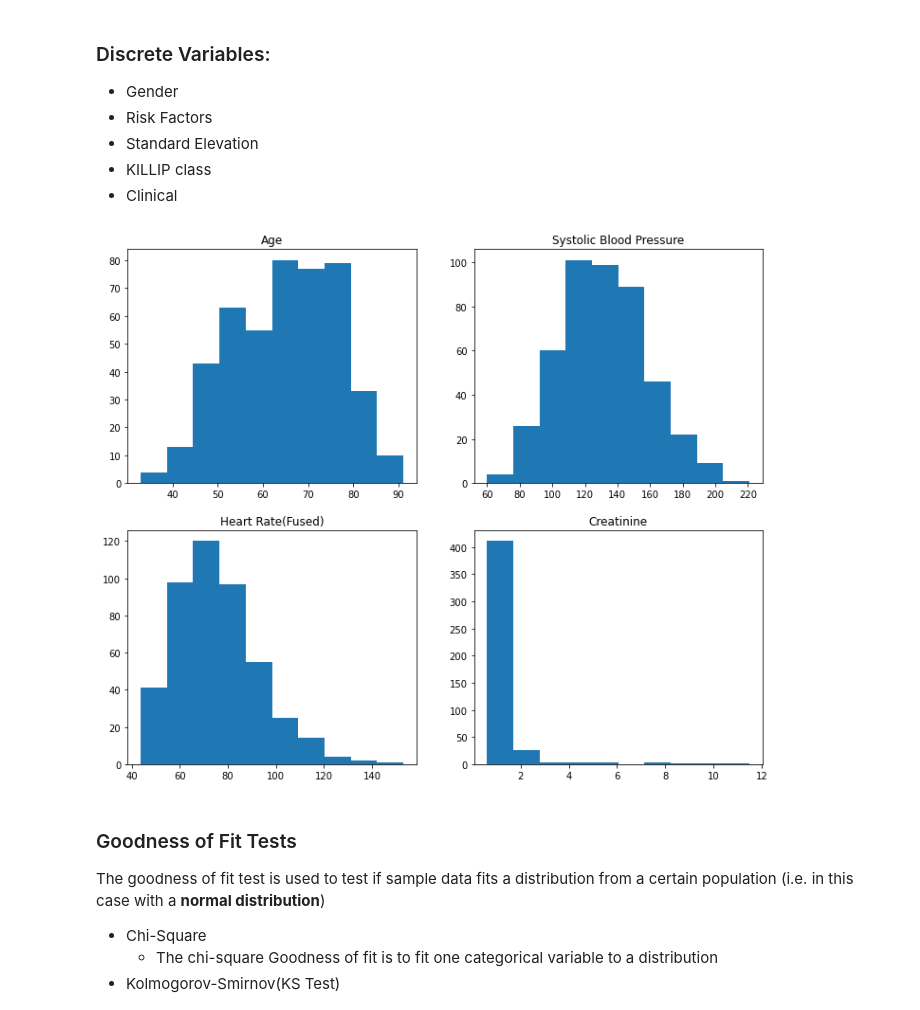
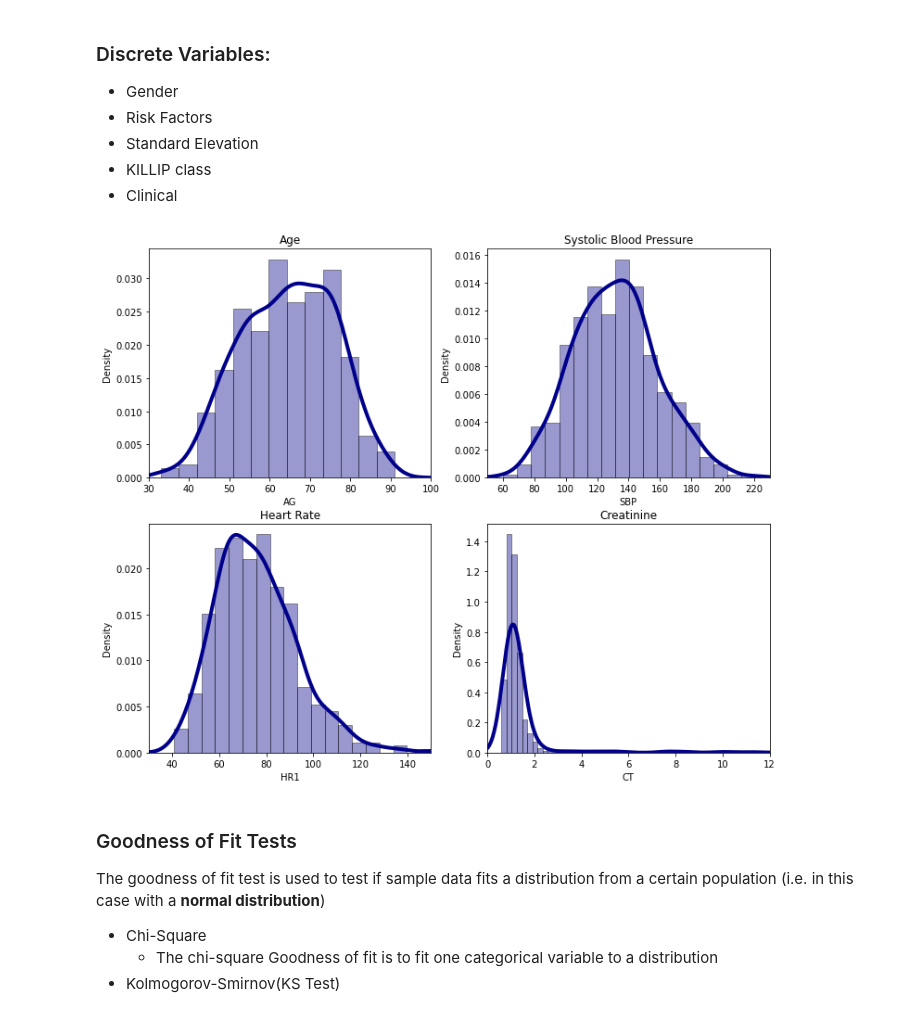
Before and after one commit to therealAlex23/Data-Fusion-in-Data-Analysis, a Jupyter notebook: Part-II/Projeto.ipynb, the cells around one changed output. Drawn from its saved outputs; the diff is of its cells as text; code cells hidden in the pictures.

```diff
--- a/Part-II/Projeto.ipynb
+++ b/Part-II/Projeto.ipynb
@@ -68,8 +69,6 @@ data['GD'] = data['GD'].astype(int)
 data['RF'] = data['RF'].astype(int)
 data['ST'] = data['ST'].astype(int)
 data['KL'] = data['KL'].astype(int)
-data['AG'] = data['AG'].astype(int)
-data['SBP'] = data['SBP'].astype(int)
 data[TARGET] = data[TARGET].astype(int)
 LABELS = np.unique(data[TARGET])
 data.head()
@@ -121,10 +121,9 @@ from scipy.stats import norm
 STD_HR = np.array([2,0.5])
 
 def fuse_sensor_data(data):
-    std_power2 = np.power(STD_HR,2)
-    gamma = np.sum(1 / std_power2)
-    s = 1/ gamma
-    data['HR_F']= data.HR1/(gamma* std_power2[0]) + data.HR2/(gamma* std_power2[1])
+    std1 = np.power(STD_HR[0],2)
+    std2 = np.power(STD_HR[1],2)
+    data['HR_F'] = (std2/(std1+std2))*data.HR1 +(std1/(std1+std2))*data.HR2
     return data
 # %%
 data = fuse_sensor_data(data)
@@ -185,20 +191,37 @@ HR Fused: 17.525875349838806
 # %%
 fig,axs = plt.subplots(2,2)
 fig.set_size_inches(12, 10)
+
+# x = np.linspace(10,150, 140)
+
+
 axs[0,0].set_title('Age')
-axs[0,0].hist(data.AG)
+axs[0,0].set_xlim(30,100)
+sns.distplot(data.AG, hist=True, kde=True, color = 'darkblue',
+             hist_kws={'edgecolor':'black'},
+             kde_kws={'linewidth': 4,},ax =axs[0,0])
 
 axs[0,1].set_title('Systolic Blood Pressure')
-axs[0,1].hist(data.SBP)
+axs[0,1].set_xlim(50,230)
+sns.distplot(data.SBP, hist=True, kde=True, color = 'darkblue',
+             hist_kws={'edgecolor':'black'},
+             kde_kws={'linewidth': 4},ax =axs[0,1])
 
-axs[1,0].set_title('Heart Rate(Fused)')
-axs[1,0].hist(data.HR_F)
+axs[1,0].set_title('Heart Rate')
+axs[1,0].set_xlim(30,150)
+
+sns.distplot(data.HR1, hist=True, kde=True, color = 'darkblue',
+             hist_kws={'edgecolor':'black'},
+             kde_kws={'linewidth': 4},ax =axs[1,0])
 
 axs[1,1].set_title('Creatinine')
-axs[1,1].hist(data.CT)
+axs[1,1].set_xlim(0,12)
+sns.distplot(data.CT, hist=True, kde=True, color = 'darkblue',
+             hist_kws={'edgecolor':'black'},
+             kde_kws={'linewidth': 4},ax =axs[1,1])
 plt.show()
 # %% [output]
-[figure, old version]
+[figure, new version]
 # %% [markdown]
 ### Goodness of Fit Tests
 
```
Also changed, not shown: parts of 36 cells of this notebook, 10 other files.
